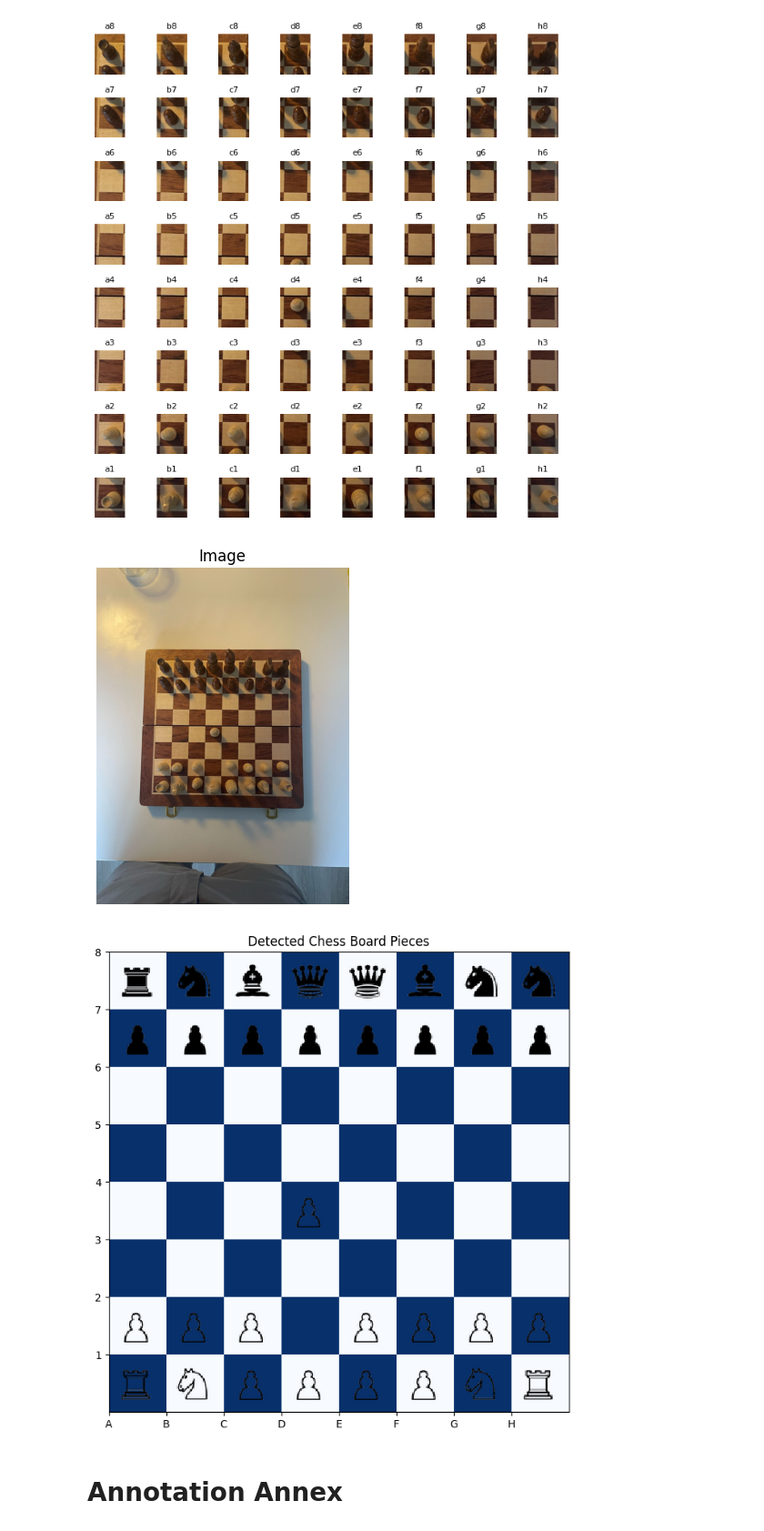
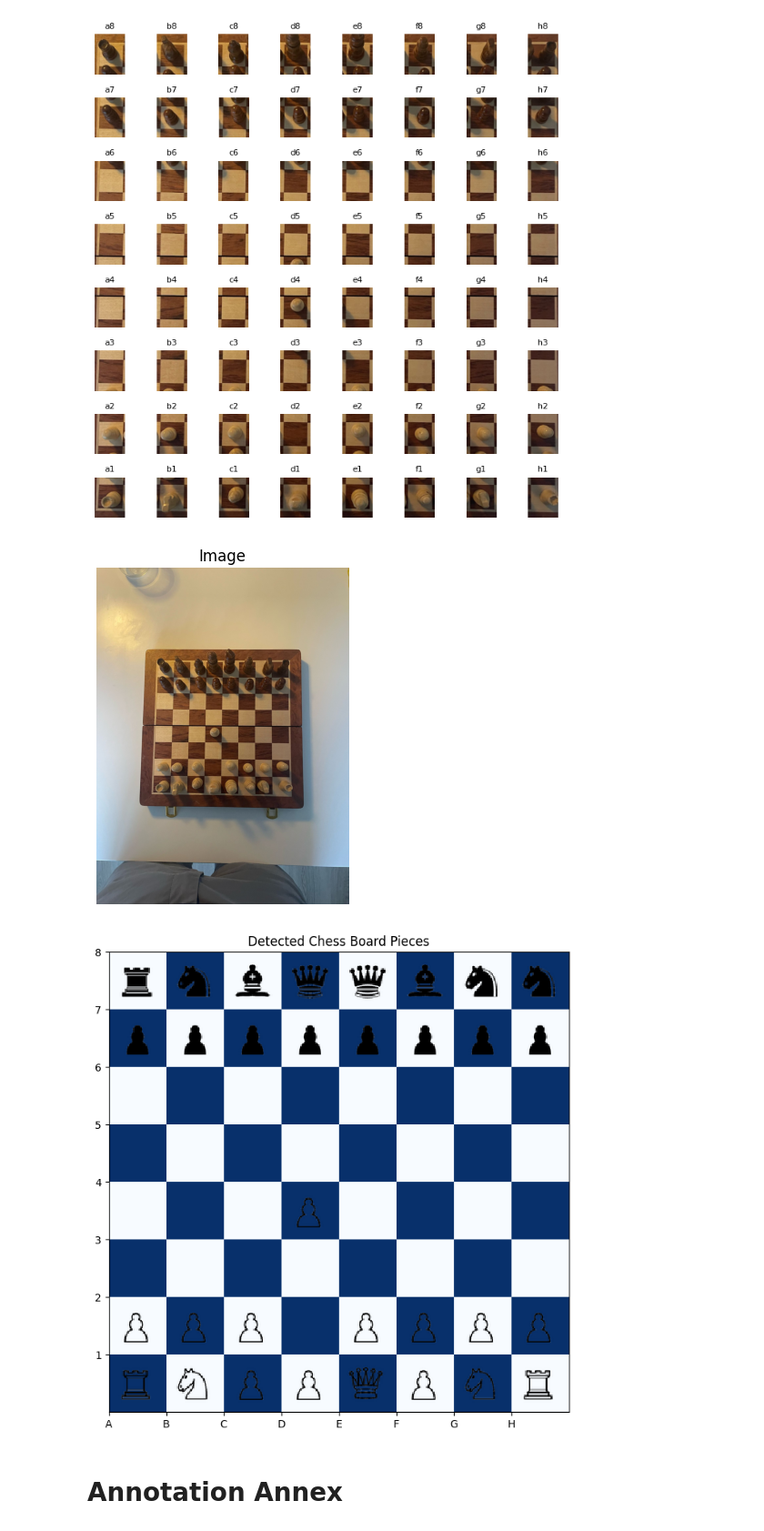
Before and after one commit to louislhotte/chess-computer-vision, a Jupyter notebook: app_v2.ipynb, the cells around one changed output. Shown at 91% size. Drawn from its saved outputs; the diff is of its cells as text; code cells hidden in the pictures.

```diff
--- a/app_v2.ipynb
+++ b/app_v2.ipynb
@@ -614,7 +614,10 @@ def get_embedding(image):
     with torch.no_grad():
         pixel_values = preprocess(image)
         outputs = model(pixel_values)
-        embedding = outputs.last_hidden_state.mean(dim=1)  # mean pooling
+        # Mean pooling over the sequence dimension
+        embedding = outputs.last_hidden_state.mean(dim=1)
+        # L2 normalization of the embedding helps the cosine similarity focus on direction
+        embedding = torch.nn.functional.normalize(embedding, p=2, dim=-1)
         return embedding.squeeze()
 
 # --- Load reference piece embeddings ---
@@ -631,14 +634,18 @@ def load_reference_embeddings(asset_folder):
                     emb = get_embedding(img)
                     embeddings.append(emb)
             if embeddings:
-                # Average embeddings for this class
+                # Average embeddings for this class and re-normalize
                 stacked = torch.stack(embeddings)
-                references[label] = stacked.mean(dim=0)
+                avg_embedding = torch.mean(stacked, dim=0)
+                avg_embedding = torch.nn.functional.normalize(avg_embedding, p=2, dim=-1)
+                references[label] = avg_embedding
     return references
 
 # --- Cosine similarity ---
 def cosine_similarity(a, b):
     return torch.nn.functional.cosine_similarity(a.unsqueeze(0), b.unsqueeze(0)).item()
+
+
 
 # --- Compare each square to references ---
 def classify_board_cells(cell_images, reference_embeddings, top_k=3):
@@ -799,13 +806,13 @@ show_cells(board_mapping, fig_length=7, fig_height=7)
 # %%
 show_image_rgb(image)
 asset_folder = "./assets"
 cells = extract_labeled_cells_from_dict(board_mapping)
 reference_embeddings = load_reference_embeddings(asset_folder)
-classified_labels = classify_board_cells(cells, reference_embeddings, top_k=1)
+classified_labels = classify_board_cells(cells, reference_embeddings, top_k=5)
 visualize_board(classified_labels)
 # %% [output]
 [figure]
-[figure, old version]
+[figure, new version]
 # %% [markdown]
 # Annotation Annex
 # %%
```
Also changed, not shown: 27 other files.
